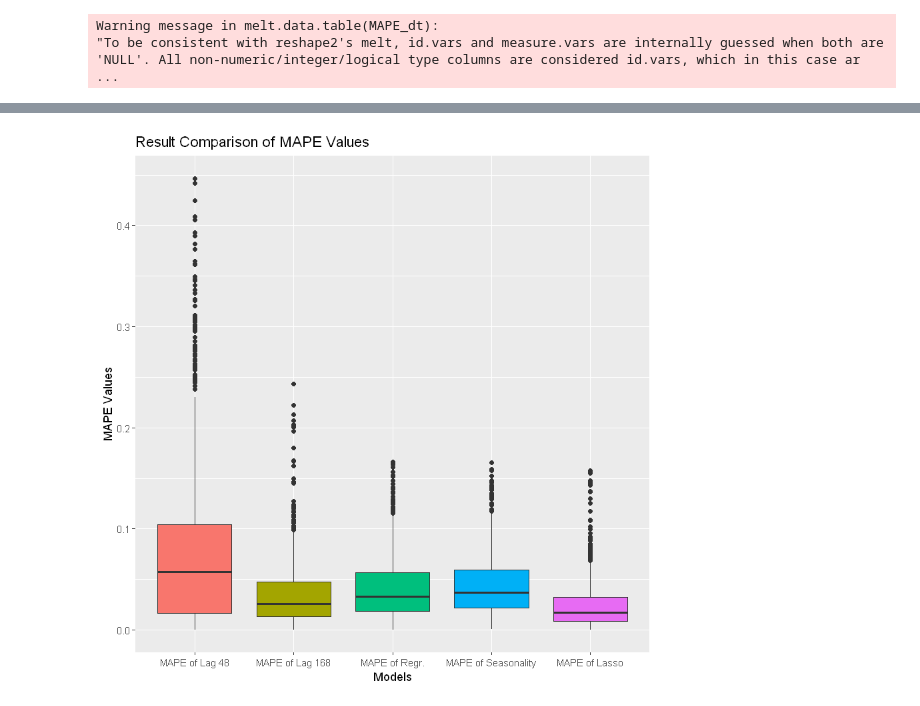
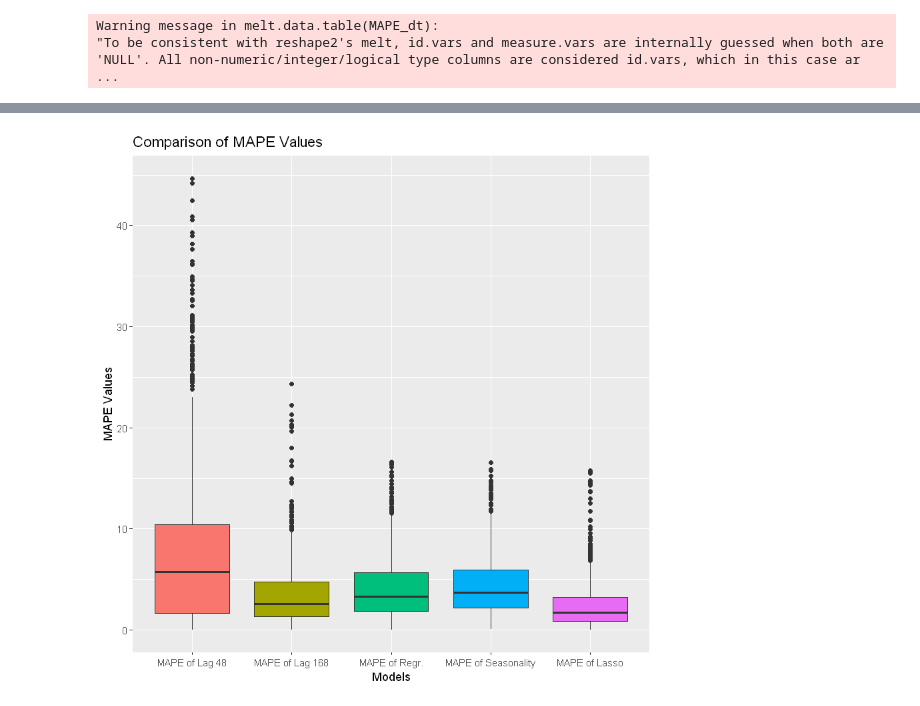
Before and after one commit to BU-IE-582/fall20-mbahadir, a Jupyter notebook: Homework3/Homework3.ipynb, the cells around one changed output, grey strips where cells are left out. Cells and saved outputs as stored; diff of their text form; code cells hidden in the pictures.

```diff
--- a/Homework3/Homework3.ipynb
+++ b/Homework3/Homework3.ipynb
@@ -404,7 +401,7 @@ Multiple R-squared:  0.6178,    Adjusted R-squared:  0.6173
 F-statistic:  1419 on 2 and 1756 DF,  p-value: < 2.2e-16
 [1] 0.0467235
 # %%
-Reg9=lm(data=hour9_train, consumption~Lag_48+Lag_168)
+Reg9=lm(data=hour9_train[8:.N], consumption~Lag_48+Lag_168)
 summary(Reg9)
 predictions9=predict(Reg9,newdata = hour9_test)
 MAPE_9=MAPE(predictions9,hour9_test$consumption)
@@ -1268,5 +1285,5 @@ Warning message in melt.data.table(MAPE_dt):
 # %%
-ggplot(melted_dt,aes(x=variable,y=value,fill=variable))+geom_boxplot(position=position_dodge())+
-        theme(legend.position = "none")+ggtitle("Result Comparison of MAPE Values")+xlab("Models")+ylab("MAPE Values")
+ggplot(melted_dt,aes(x=variable,y=value*100,fill=variable))+geom_boxplot(position=position_dodge())+
+        theme(legend.position = "none")+ggtitle("Comparison of MAPE Values")+xlab("Models")+ylab("MAPE Values")
 # %% [output]
-[figure, old version]
+[figure, new version]
```
Also changed, not shown: parts of 11 cells of this notebook, 3 other files.
